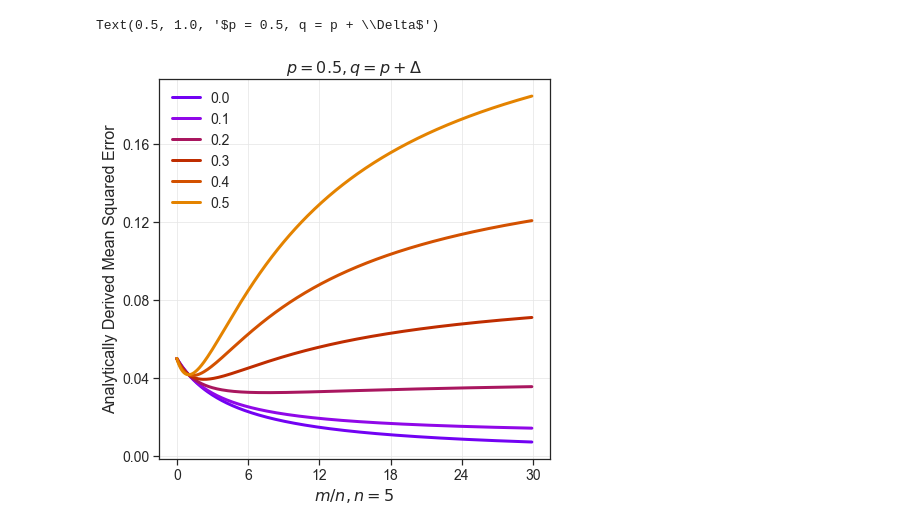
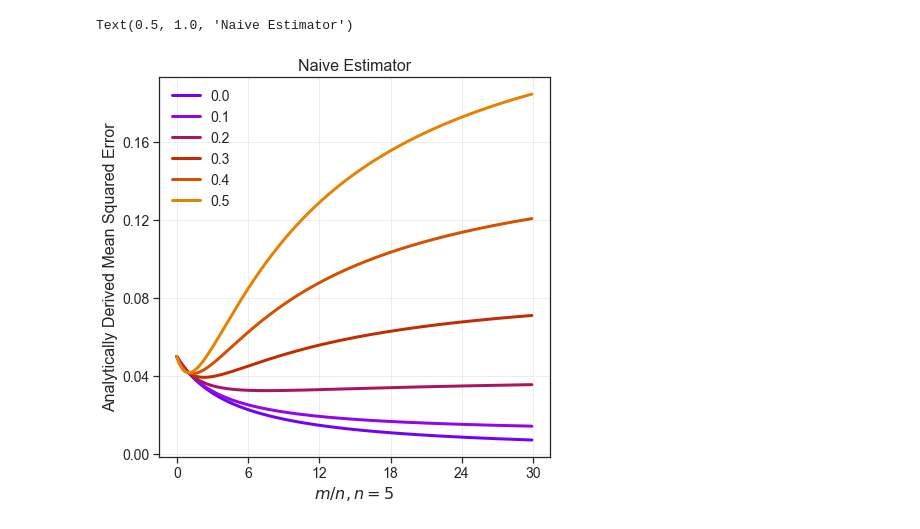
Before and after one commit to neurodata/superefficient-estimators, a Jupyter notebook: notebooks/bernoulli_example.ipynb, the cells around one changed output. Cells and saved outputs as stored; diff of their text form; code cells hidden in the pictures.

```diff
--- a/notebooks/bernoulli_example.ipynb
+++ b/notebooks/bernoulli_example.ipynb
@@ -46,31 +56,31 @@ def mse(p, delta, n, m):
 # %%
 p = 0.5
 delta_list = np.arange(0, 0.5+1e-3, 0.1)
 n = 5
 m_list = np.arange(0, 30, 0.1)
 
 mse_list = []
 for delta in delta_list:
     mse_delta = []
     for m in m_list:
         mse_delta.append(mse(p, delta, n, m))
     mse_list.append(mse_delta)
 mse_list = np.array(mse_list)
 
 fontsize = 16
 labelsize = 14
 fig, ax = plt.subplots(figsize=(7, 7))
 cmap = [plt.cm.gnuplot(i) for i in np.linspace(0.2, 0.8, len(delta_list))]
 for i, delta in enumerate(delta_list):
     ax.plot(m_list, mse_list[i], c=cmap[i], lw=3, label=str(np.round(delta, 2)))
 ax.set_ylabel("Analytically Derived Mean Squared Error", fontsize=fontsize)
 ax.set_xlabel(r"$m/n, n={}$".format(n), fontsize=fontsize)
 ax.tick_params(axis='x', labelsize=labelsize)
 ax.tick_params(axis='y', labelsize=labelsize)
 ax.legend(fontsize=labelsize, frameon=False)
 ax.xaxis.set_major_locator(MaxNLocator(6))
 ax.yaxis.set_major_locator(MaxNLocator(5))
-ax.set_title(r"$p = {}, q = p + \Delta$".format(p), fontsize=fontsize)
+ax.set_title("Naive Estimator", fontsize=fontsize)
 # %% [output]
-Text(0.5, 1.0, '$p = 0.5, q = p + \\Delta$')
+Text(0.5, 1.0, 'Naive Estimator')
-[figure, old version]
+[figure, new version]
```
Also changed, not shown: parts of 15 cells of this notebook.
